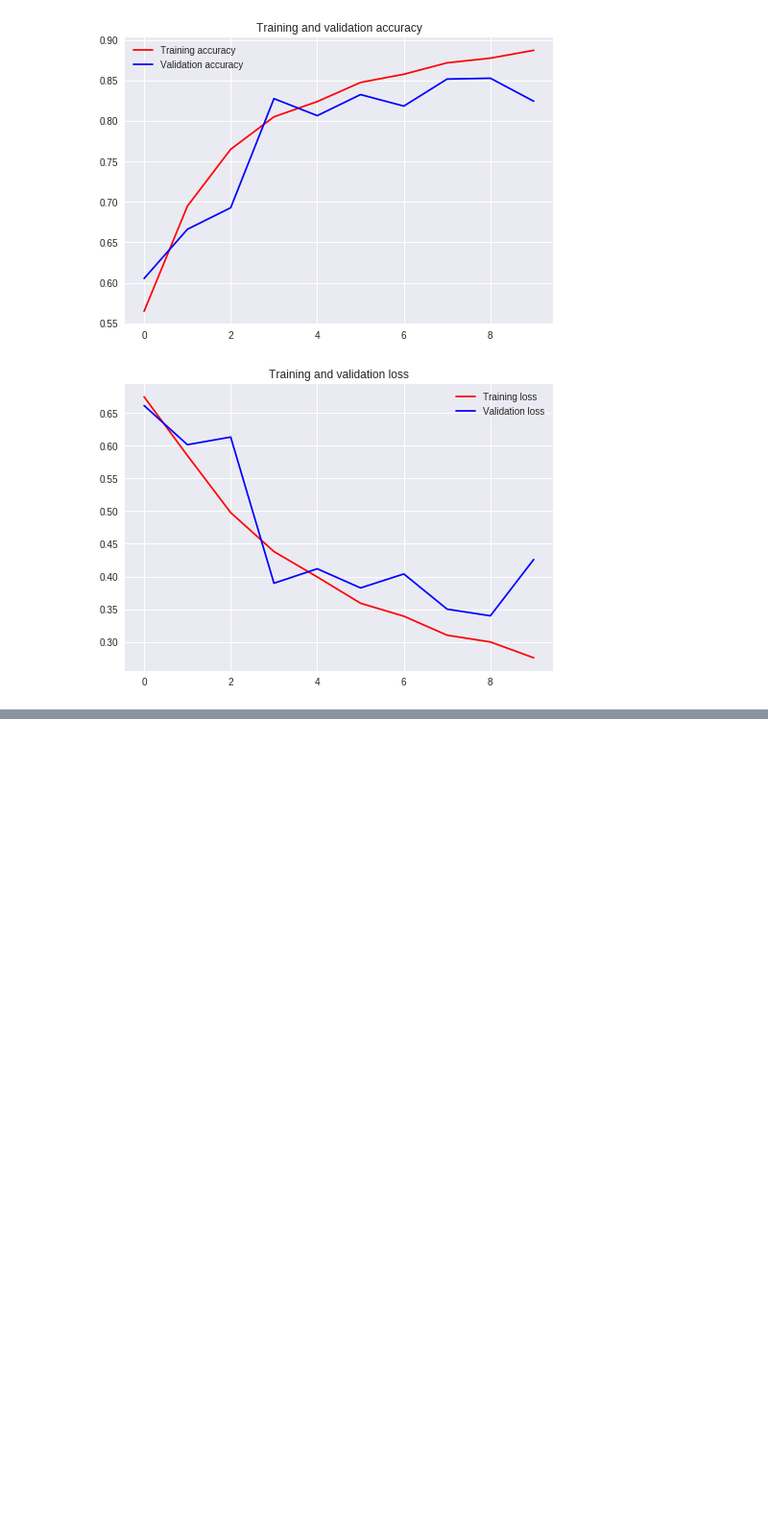
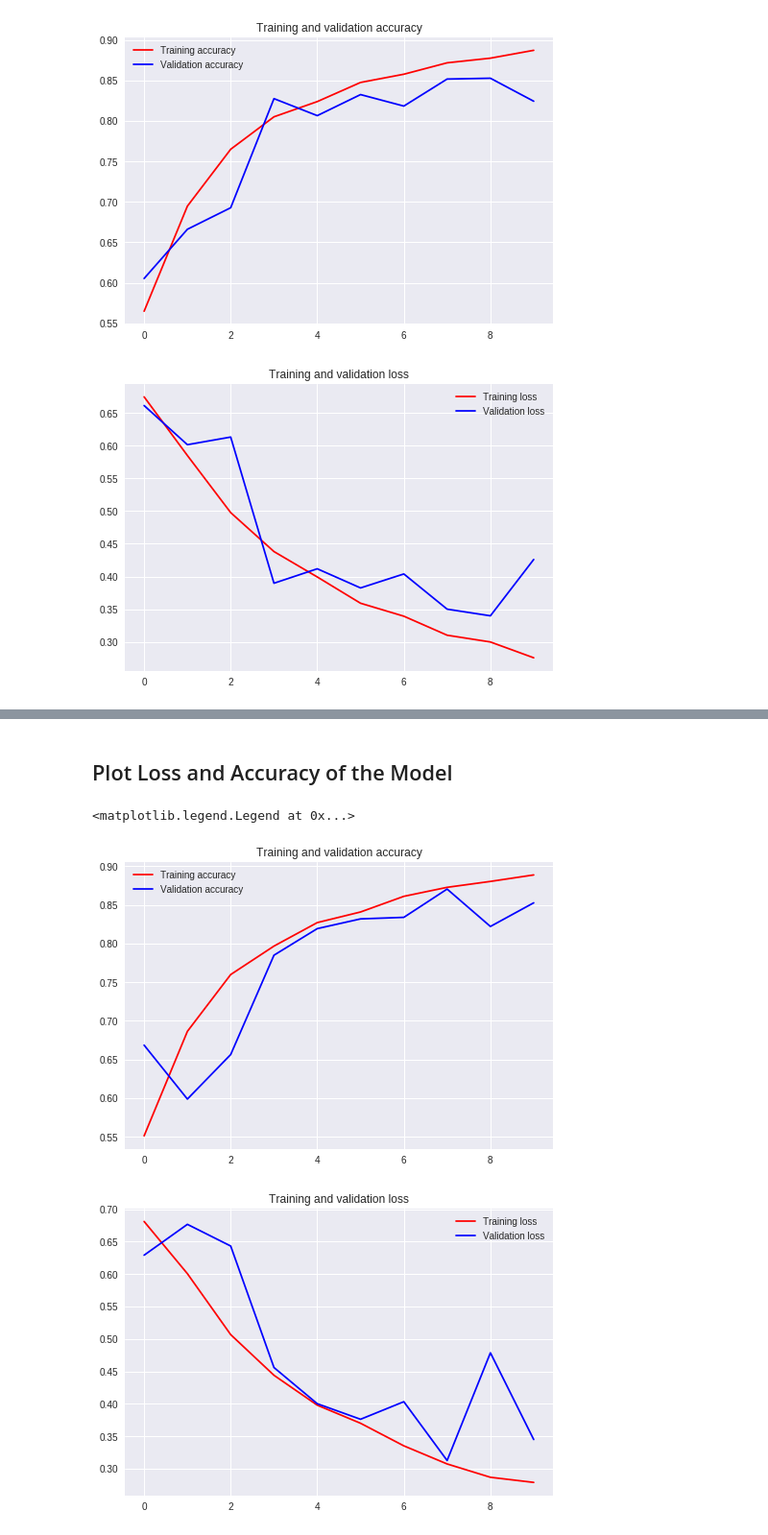
Before and after one commit to silentvoice/dl-with-keras, a Jupyter notebook: classify-movie-review-using-rnns.ipynb, the cells around one changed output, grey strips where cells are left out. Shown at 96% size. Saved outputs shown, nothing was run; the diff lists cells and outputs as text; code cells hidden in the pictures; blank space fills up the shorter version.

Commit message:
Update notebook with bidirectional RNN and 1d Convnet for classifying reviews

```diff
--- a/classify-movie-review-using-rnns.ipynb
+++ b/classify-movie-review-using-rnns.ipynb
@@ -168,0 +170,12 @@ plt.legend()
+# %%
+model = Sequential()
+model.add(Embedding(max_features, 32))
+model.add(Bidirectional(LSTM(32)))
+model.add(Dense(1, activation='sigmoid'))
+# %%
+model.compile(optimizer='rmsprop', loss='binary_crossentropy', metrics=['acc'])
+# %%
+model_history = history = model.fit(input_train, y_train,
+                    epochs=10,
+                    batch_size=128,
+                    validation_split=0.2)
@@ -168,0 +201,25 @@ plt.legend()
+# %% [markdown]
+## Plot Loss and Accuracy of the Model
+# %%
+train_acc = model_history.history['acc']
+val_acc = model_history.history['val_acc']
+train_loss = model_history.history['loss']
+val_loss = model_history.history['val_loss']
+
+epochs = range(len(train_acc))
+
+plt.plot(epochs, train_acc, 'r', label='Training accuracy')
+plt.plot(epochs, val_acc, 'b', label='Validation accuracy')
+plt.title('Training and validation accuracy')
+plt.legend()
+
+plt.figure()
+
+plt.plot(epochs, train_loss, 'r', label='Training loss')
+plt.plot(epochs, val_loss, 'b', label='Validation loss')
+plt.title('Training and validation loss')
+plt.legend()
+# %% [output]
+<matplotlib.legend.Legend at 0x...>
+[figure, added]
+[figure, added]
```
Also changed, not shown: parts of 11 cells of this notebook.
